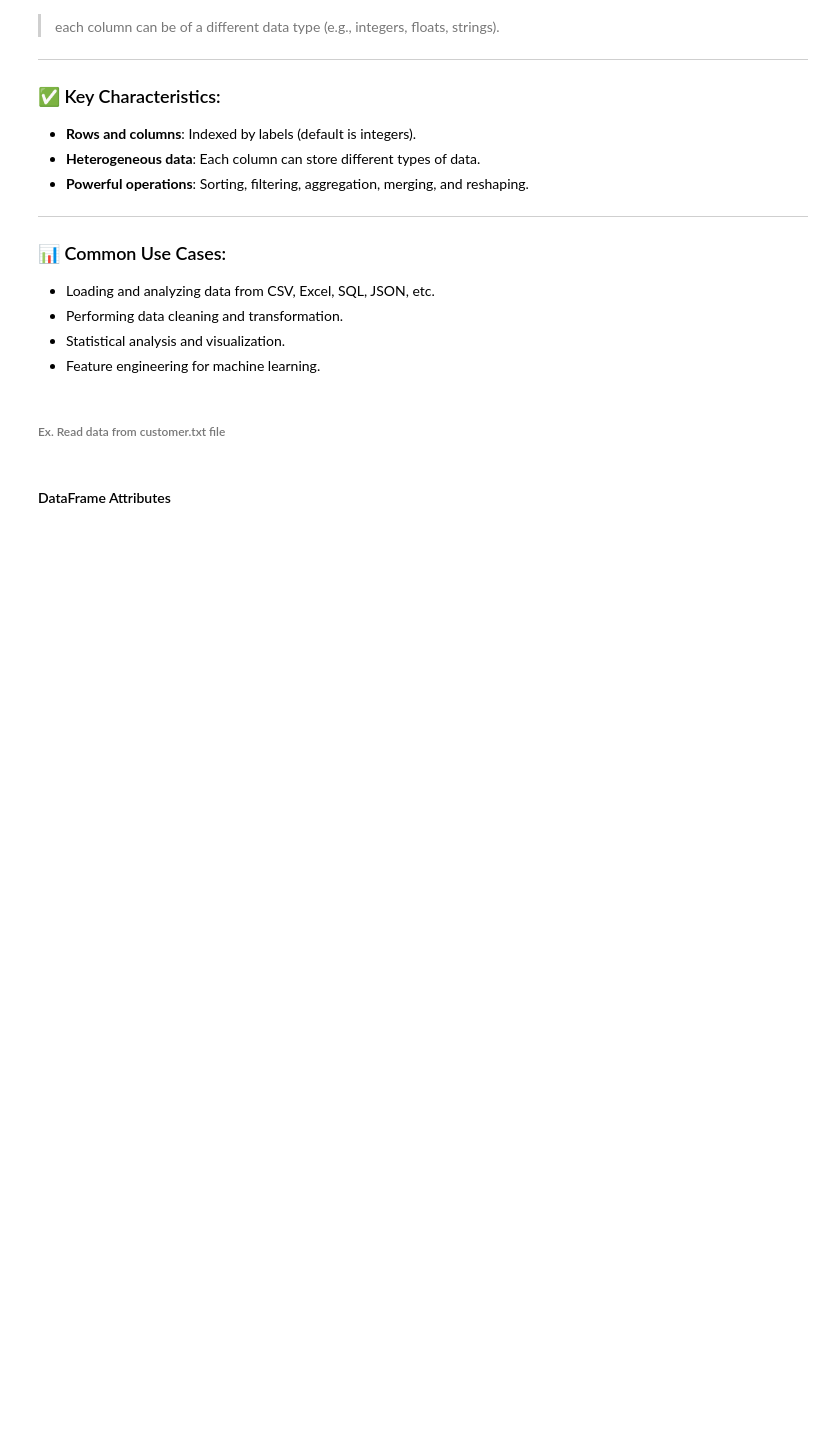
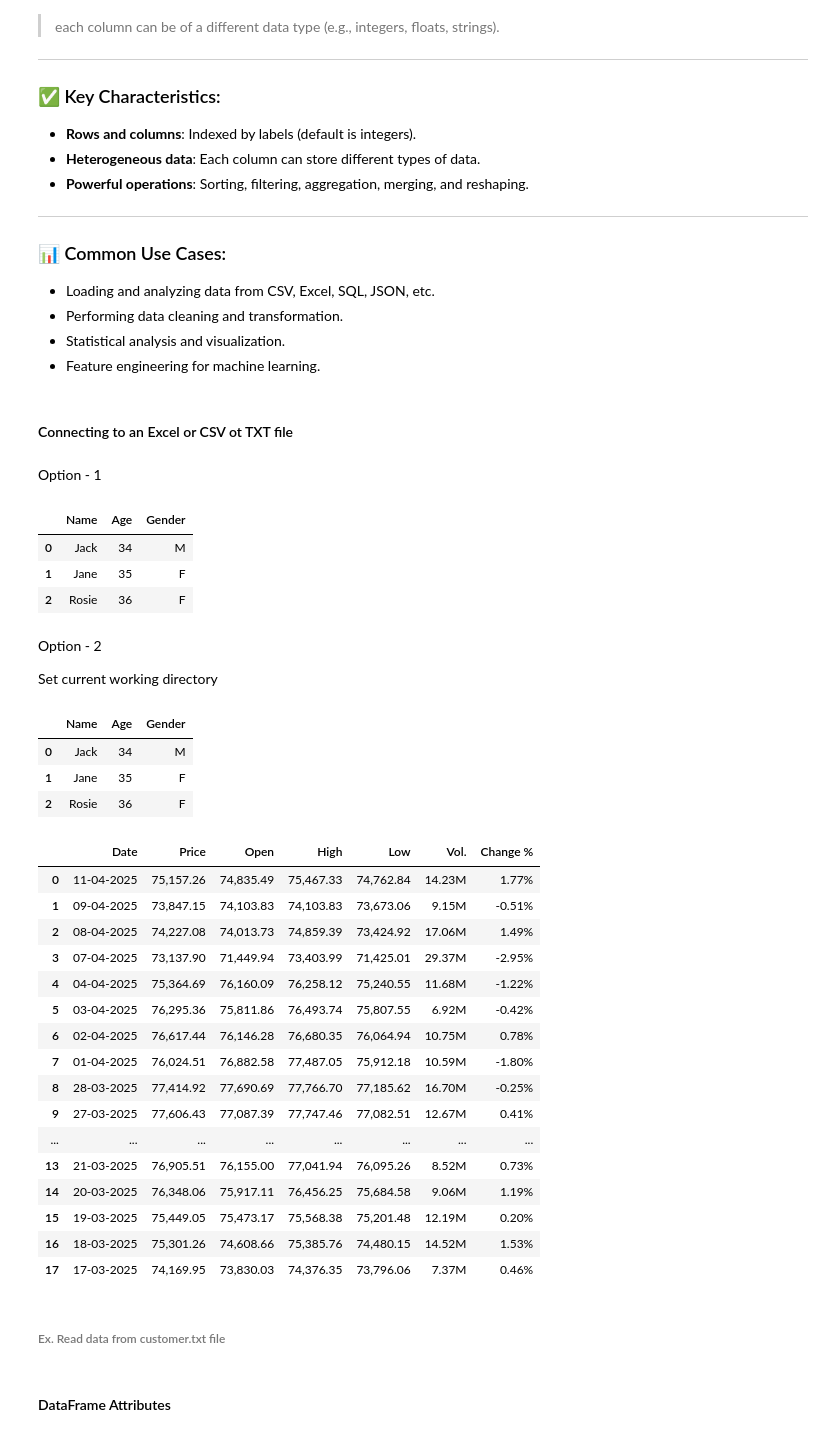
Before and after one commit to knowledge-corner/Vituare-Research, a Jupyter notebook: Day - 3 and Day 4.ipynb, the cells around one changed output. Drawn from its saved outputs; the diff is of its cells as text; code cells hidden in the pictures; blank space fills up the shorter version.

```diff
--- a/Day - 3 and Day 4.ipynb
+++ b/Day - 3 and Day 4.ipynb
@@ -1095,0 +1122,16 @@ A **DataFrame** is a **2-dimensional, labeled data structure** in Python, used v
+# %% [markdown]
+#### Connecting to an Excel or CSV ot TXT file
+# %% [markdown]
+Option - 1
+# %%
+file_path = r"C:\Users\vaide\Desktop\Virtua Search\Vituare-Research\Datasets\Filename.xlsx"
+pd.read_excel(file_path, sheet_name="Data")
+# %% [output]
+|  | Name | Age | Gender |
+| 0 | Jack | 34 | M |
+| 1 | Jane | 35 | F |
+| 2 | Rosie | 36 | F |
+# %% [markdown]
+Option - 2
+
+Set current working directory
@@ -1096,3 +1141,30 @@ A **DataFrame** is a **2-dimensional, labeled data structure** in Python, used v
+# %%
+pd.read_excel("Filename.xlsx", sheet_name="Data")
+# %% [output]
+|  | Name | Age | Gender |
+| 0 | Jack | 34 | M |
+| 1 | Jane | 35 | F |
+| 2 | Rosie | 36 | F |
+# %%
+pd.read_csv("BSE Sensex 30 Historical Data.csv")
+# %% [output]
+|  | Date | Price | Open | High | Low | Vol. | Change % |
+| 0 | 11-04-2025 | 75,157.26 | 74,835.49 | 75,467.33 | 74,762.84 | 14.23M | 1.77% |
+| 1 | 09-04-2025 | 73,847.15 | 74,103.83 | 74,103.83 | 73,673.06 | 9.15M | -0.51% |
+| 2 | 08-04-2025 | 74,227.08 | 74,013.73 | 74,859.39 | 73,424.92 | 17.06M | 1.49% |
+| 3 | 07-04-2025 | 73,137.90 | 71,449.94 | 73,403.99 | 71,425.01 | 29.37M | -2.95% |
+| 4 | 04-04-2025 | 75,364.69 | 76,160.09 | 76,258.12 | 75,240.55 | 11.68M | -1.22% |
+| 5 | 03-04-2025 | 76,295.36 | 75,811.86 | 76,493.74 | 75,807.55 | 6.92M | -0.42% |
+| 6 | 02-04-2025 | 76,617.44 | 76,146.28 | 76,680.35 | 76,064.94 | 10.75M | 0.78% |
+| 7 | 01-04-2025 | 76,024.51 | 76,882.58 | 77,487.05 | 75,912.18 | 10.59M | -1.80% |
+| 8 | 28-03-2025 | 77,414.92 | 77,690.69 | 77,766.70 | 77,185.62 | 16.70M | -0.25% |
+| 9 | 27-03-2025 | 77,606.43 | 77,087.39 | 77,747.46 | 77,082.51 | 12.67M | 0.41% |
+| ... | ... | ... | ... | ... | ... | ... | ... |
+| 13 | 21-03-2025 | 76,905.51 | 76,155.00 | 77,041.94 | 76,095.26 | 8.52M | 0.73% |
+| 14 | 20-03-2025 | 76,348.06 | 75,917.11 | 76,456.25 | 75,684.58 | 9.06M | 1.19% |
+| 15 | 19-03-2025 | 75,449.05 | 75,473.17 | 75,568.38 | 75,201.48 | 12.19M | 0.20% |
+| 16 | 18-03-2025 | 75,301.26 | 74,608.66 | 75,385.76 | 74,480.15 | 14.52M | 1.53% |
+| 17 | 17-03-2025 | 74,169.95 | 73,830.03 | 74,376.35 | 73,796.06 | 7.37M | 0.46% |
 # %% [markdown]
 ###### Ex. Read data from customer.txt file
 # %% [markdown]
```
Also changed, not shown: parts of 7 cells of this notebook, 3 other files.
